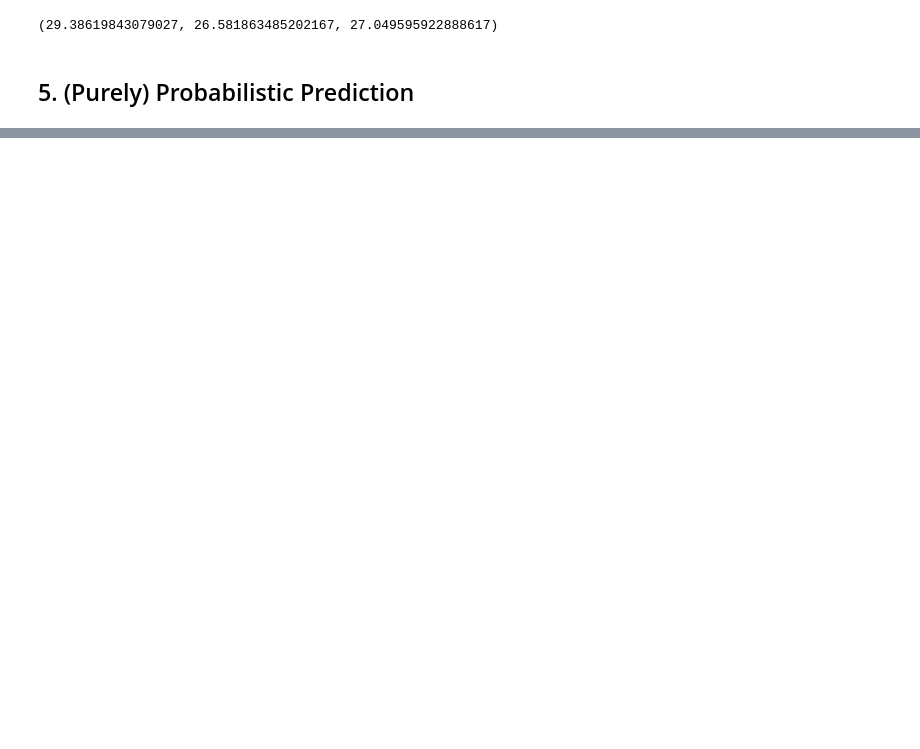
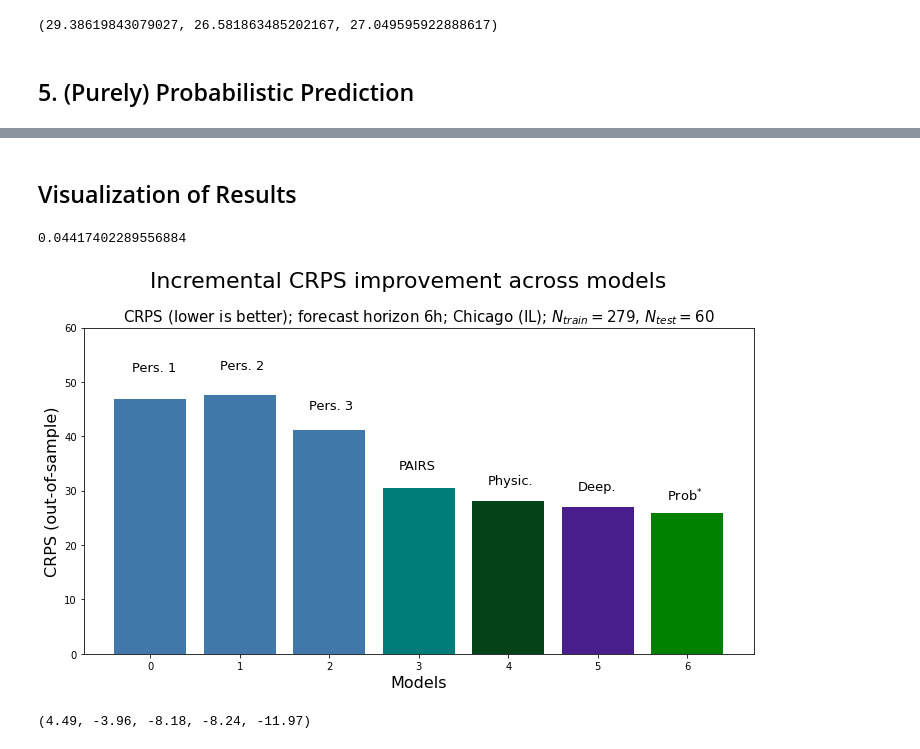
Before and after one commit to 7shoe/probabilistic-forecasting, a Jupyter notebook: 02_ModelZoo.ipynb, the cells around one changed output, grey strips where cells are left out. Cells and saved outputs as stored; diff of their text form; code cells hidden in the pictures; blank space fills up the shorter version.

Commit message:
Visualization added

```diff
--- a/02_ModelZoo.ipynb
+++ b/02_ModelZoo.ipynb
@@ -713,13 +684,12 @@ for regModel in modelList:
 Y_tr          = df[(df.date.dt.hour == 6) & (df.date <= lTr)]['Y'].to_numpy()
 
 # conditional quantiles
-CRPS_prob_tr, n = 0.0, 0
+CRPS_prob_tr, n = 0.0, 1
 for t in range(len(Y_tr)):
+    dataLoc = [quantilePred[i][t] for i in range(len(modelList))]
     cdfLoc = ECDF(x=[quantilePred[i][t] for i in range(len(modelList))])
-    grid = np.linspace(-1000, 1000, 2000)
-    CDF = interp1d(grid, cdfLoc(grid), 'cubic')
     try:
-        CRPS_prob_tr  += float(ps.crps_quadrature(x=Y_tr[t], cdf_or_dist=CDF, tol=0.01))
+        CRPS_prob_tr  += float(ps.crps_quadrature(x=Y_tr[t], cdf_or_dist=cdfLoc, xmin=min(dataLoc)-10, xmax=max(dataLoc)+10, tol=0.01))
         n += 1
     except:
         continue
@@ -733,10 +703,10 @@ for regModel in modelList:
 
 CRPS_prob_va, n = 0.0, 0
 for t in range(len(Y_va)):
+    dataLoc = [quantilePred[i][t] for i in range(len(modelList))]
     cdfLoc = ECDF(x=[quantilePred[i][t] for i in range(len(modelList))])
-    CDF = interp1d(grid, cdfLoc(grid), 'cubic')
     try:
-        CRPS_prob_tr  += float(ps.crps_quadrature(x=Y_va[t], cdf_or_dist=CDF, tol=0.001))
+        CRPS_prob_tr  += float(ps.crps_quadrature(x=Y_va[t], cdf_or_dist=cdfLoc, xmin=min(dataLoc)-10, xmax=max(dataLoc)+10, tol=0.001))
         n += 1
     except:
         continue
@@ -755,11 +725,10 @@ for regModel in modelList:
 
 CRPS_prob_te, n = 0.0, 0
 for t in range(len(Y_te)):
+    dataLoc = [quantilePred[i][t] for i in range(len(modelList))]
     cdfLoc = ECDF(x=[quantilePred[i][t] for i in range(len(modelList))])
-    grid = interp1d(grid, cdfLoc(grid), 'cubic')
-    CDF = interp1d(x=grid, y=cdfLoc(grid))
     try:
-        CRPS_prob_te  += float(ps.crps_quadrature(x=Y_va[t], cdf_or_dist=CDF, tol=0.001))
+        CRPS_prob_te  += float(ps.crps_quadrature(x=Y_va[t], cdf_or_dist=cdfLoc, xmin=min(dataLoc)-10, xmax=max(dataLoc)+10, tol=0.001))
         n += 1
     except:
         continue
@@ -771,0 +743,49 @@ CRPS_prob_tr, CRPS_prob_va, CRPS_prob_te
+# %% [markdown]
+## Visualization of Results
+# %%
+CRPS_test = [CRPS_pers1_te, CRPS_pers2_te, CRPS_pers3_te, CRPS_pairs_te, CRPS_phys_te, CRPS_deep_te, CRPS_prob_tr]
+COLS = ['#4078a9ff', '#4078a9ff', '#4078a9ff', '#007d79', '#044317', '#491d8b', 'green']
+# %%
+(CRPS_deep_te - CRPS_prob_tr) / (CRPS_deep_te)
+# %% [output]
+0.04417402289556884
+# %%
+
+
+fig, ax = plt.subplots(figsize=(12,6))
+
+plt.suptitle('Incremental CRPS improvement across models', y=1.01, fontsize=22)
+plt.title('CRPS (lower is better); forecast horizon 6h; Chicago (IL); $N_{train}=279$, $N_{test}=60$', fontsize=15)
+plt.bar(x=range(len(CRPS_test)), height=CRPS_test, color=COLS)
+plt.ylim(0,60)
+labels = [item.get_text() for item in ax.get_xticklabels()]
+
+legList = ['Pres1', 'Pres2', 'Pres3', 'PAIRS', 'Phys.', 'Deep', "Prob"]
+
+plt.text(-0.2, 52, "Pers. 1", fontsize=13)
+plt.text(0.775, 52.25, "Pers. 2", fontsize=13)
+plt.text(1.775, 45, "Pers. 3", fontsize=13)
+plt.text(2.775, 34, "PAIRS", fontsize=13)
+plt.text(3.775, 31.25, "Physic.", fontsize=13)
+plt.text(4.775, 30, "Deep.", fontsize=13)
+plt.text(5.775, 28.25, "Prob$^{*}$", fontsize=13)
+
+plt.ylabel('CRPS (out-of-sample)', fontsize=16)
+plt.xlabel('Models', fontsize=16)
+
+plt.show()
+# %% [output]
+[figure, added]
+# %%
+pp1 = ppPlotMetric(y_te[1:], pers1_te_mu, pers1_te_sigma, pers3_te_mu, pers3_te_sigma)
+pp2 = ppPlotMetric(y_te[1:], pers2_te_mu, pers2_te_sigma, pers3_te_mu, pers3_te_sigma)
+
+ppPairs = ppPlotMetric(y_te[1:], pairs_te_mu, pairs_te_sigma, pers3_te_mu, pers3_te_sigma)
+
+ppPhys = ppPlotMetric(y_te[1:], phys_te_mu, phys_te_sigma, pers3_te_mu, pers3_te_sigma)
+
+ppDeep = ppPlotMetric(y_te[1:], deep_te_mu, deep_te_sigma, pers3_te_mu, pers3_te_sigma)
+
+pp1, pp2, ppPairs, ppPhys, ppDeep
+# %% [output]
+(4.49, -3.96, -8.18, -8.24, -11.97)
```
Also changed, not shown: parts of 7 cells of this notebook.
